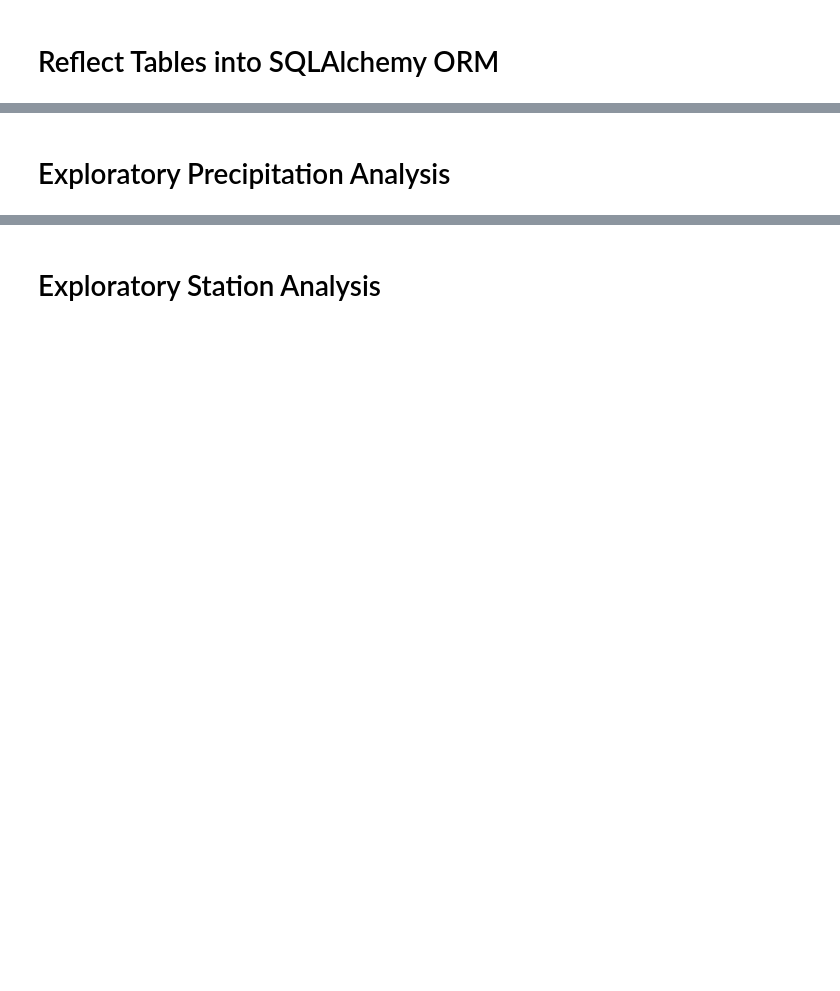
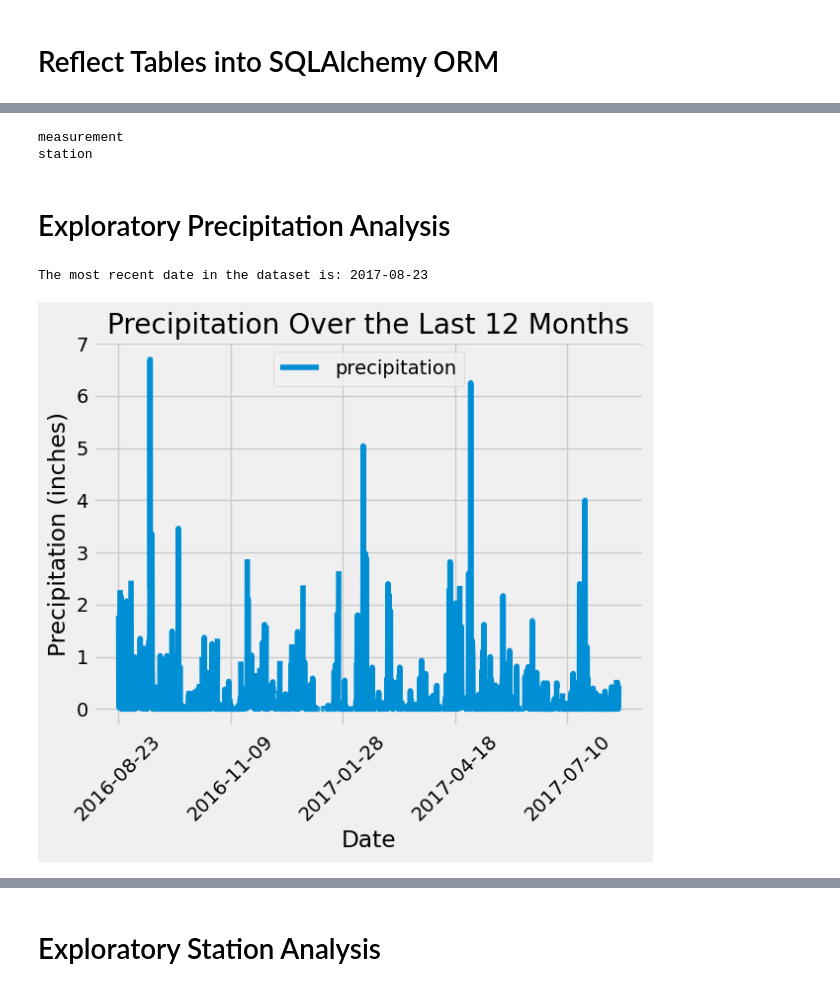
Before and after one commit to maslla100/sqlalchemy-challenge, a Jupyter notebook: climate_starter.ipynb, the cells around one changed output, grey strips where cells are left out. Cells and saved outputs as stored; diff of their text form; code cells hidden in the pictures; blank space fills up the shorter version.

```diff
--- a/climate_starter.ipynb
+++ b/climate_starter.ipynb
@@ -30,29 +32,49 @@ print(Base.classes.keys())
 # %%
 # View all of the classes that automap found
+for class_name in Base.classes.keys():
+    print(class_name)
+# %% [output]
+measurement
+station
 # %%
 # Save references to each table
+Measurement = Base.classes.measurement
+Station = Base.classes.station
 # %%
 # Create our session (link) from Python to the DB
+session = Session(engine)
 # %% [markdown]
 # Exploratory Precipitation Analysis
 # %%
 # Find the most recent date in the data set.
+most_recent_date = session.query(func.max(Measurement.date)).scalar()
+print(f"The most recent date in the dataset is: {most_recent_date}")
+# %% [output]
+The most recent date in the dataset is: 2017-08-23
 # %%
 # Design a query to retrieve the last 12 months of precipitation data and plot the results.
 # Starting from the most recent data point in the database.
 
 # Calculate the date one year from the last date in data set.
-
+one_year_ago = dt.date(2017, 8, 23) - dt.timedelta(days=365)
 
 # Perform a query to retrieve the data and precipitation scores
-
+precipitation_data = session.query(Measurement.date, Measurement.prcp).\
+    filter(Measurement.date >= one_year_ago).all()
 
 # Save the query results as a Pandas DataFrame. Explicitly set the column names
-
+precipitation_df = pd.DataFrame(precipitation_data, columns=['date', 'precipitation'])
 
 # Sort the dataframe by date
-
+precipitation_df = precipitation_df.sort_values('date')
 
 # Use Pandas Plotting with Matplotlib to plot the data
+precipitation_df.plot(x='date', y='precipitation', rot=45)
+plt.xlabel('Date')
+plt.ylabel('Precipitation (inches)')
+plt.title('Precipitation Over the Last 12 Months')
+plt.show()
+# %% [output]
+[figure, added]
 # %%
 # Use Pandas to calculate the summary statistics for the precipitation data
```
Also changed, not shown: parts of 10 cells of this notebook, 2 other files.
